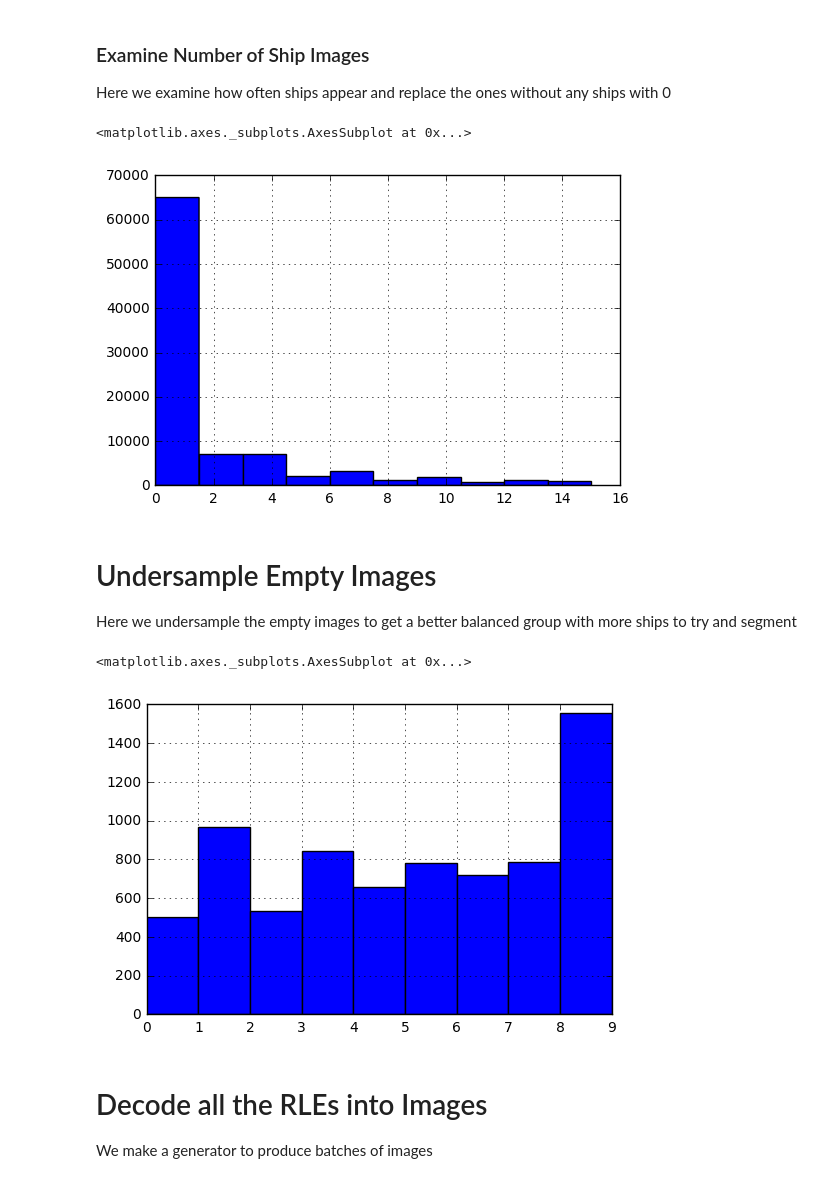
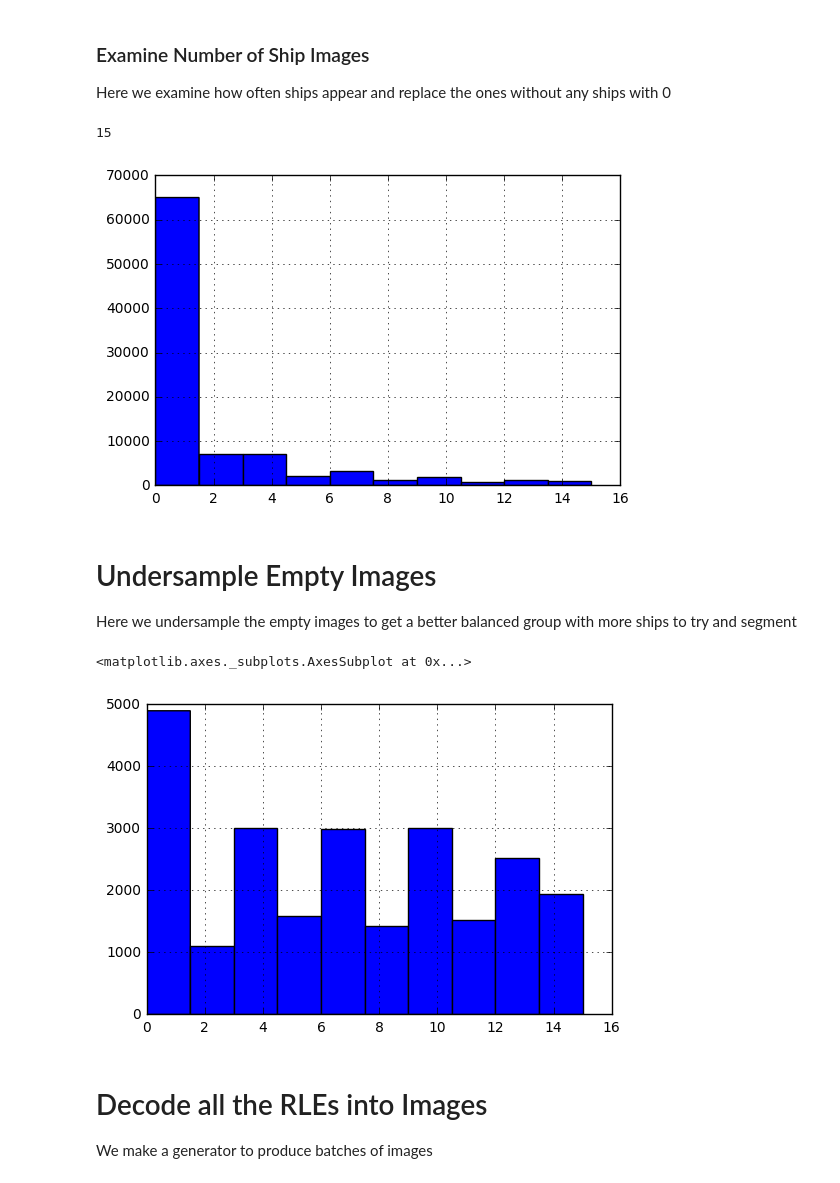
Before and after one commit to cgpadwick/airbus_ships, a Jupyter notebook: src/kernel.ipynb, the cells around one changed output. Cells and saved outputs as stored; diff of their text form; code cells hidden in the pictures.

```diff
--- a/src/kernel.ipynb
+++ b/src/kernel.ipynb
@@ -173,25 +173,26 @@ print(valid_df.shape[0], 'validation masks')
 Here we examine how often ships appear and replace the ones without any ships with 0
 # %%
 train_df['ships'].hist()
+print train_df['ships'].max()
 # %% [output]
-<matplotlib.axes._subplots.AxesSubplot at 0x...>
+15
 [figure]
 # %% [markdown]
 # Undersample Empty Images
 Here we undersample the empty images to get a better balanced group with more ships to try and segment
 # %%
 train_df['grouped_ship_count'] = train_df['ships'].map(lambda x: (x+1)//2).clip(0, 7)
-def sample_ships(in_df, base_rep_val=1500):
+def sample_ships(in_df, base_rep_val=3000):
     if in_df['ships'].values[0]==0:
-        return in_df.sample(base_rep_val//3) # even more strongly undersample no ships
+        return in_df.sample(base_rep_val) # even more strongly undersample no ships
     else:
         return in_df.sample(base_rep_val, replace=(in_df.shape[0]<base_rep_val))
 
 balanced_train_df = train_df.groupby('grouped_ship_count').apply(sample_ships)
-balanced_train_df['ships'].hist(bins=np.arange(10))
+balanced_train_df['ships'].hist()
 # %% [output]
 <matplotlib.axes._subplots.AxesSubplot at 0x...>
-[figure, old version]
+[figure, new version]
 # %% [markdown]
 # Decode all the RLEs into Images
 We make a generator to produce batches of images
```
Also changed, not shown: parts of 10 cells of this notebook, 1 other file.
